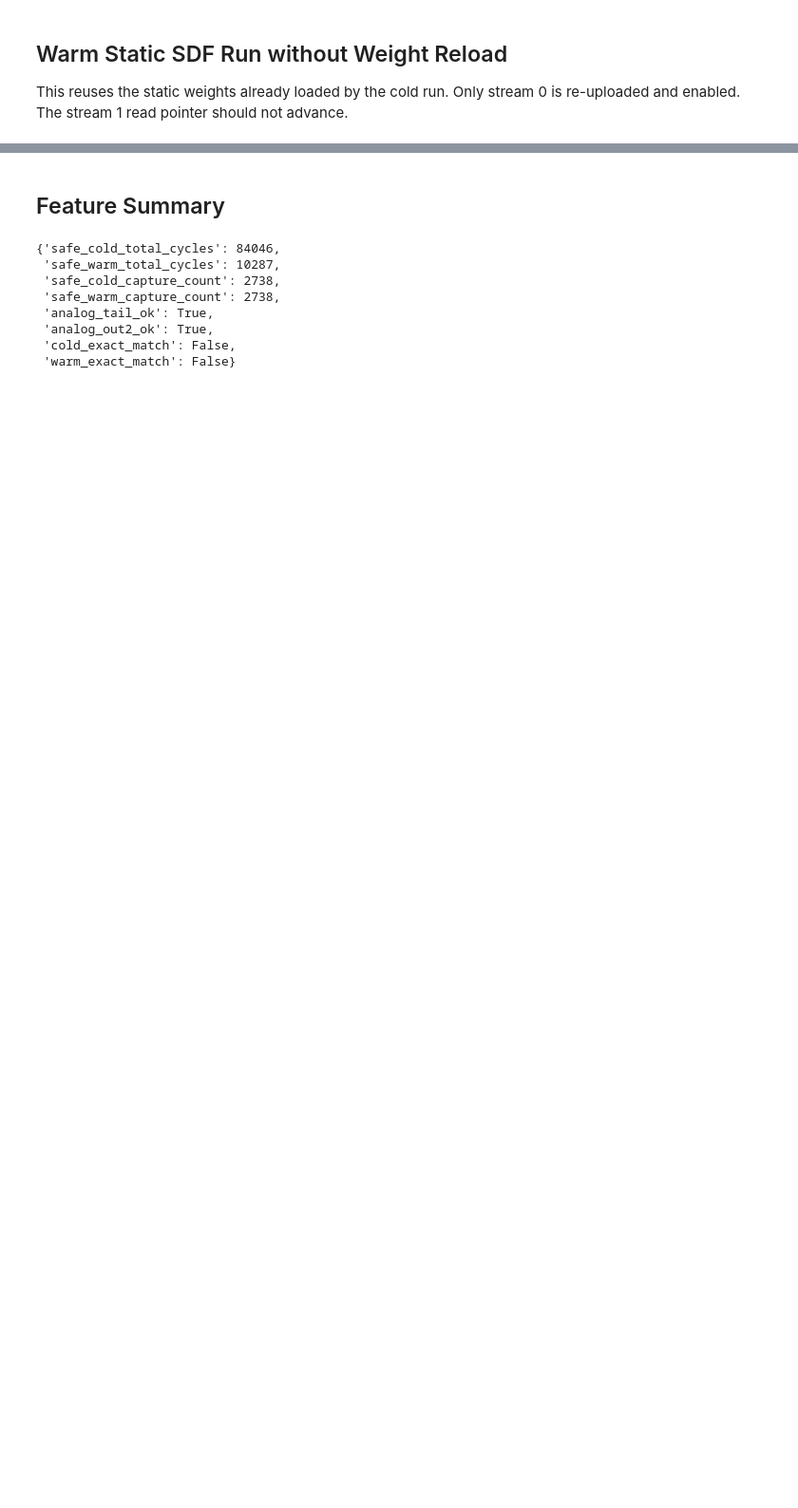
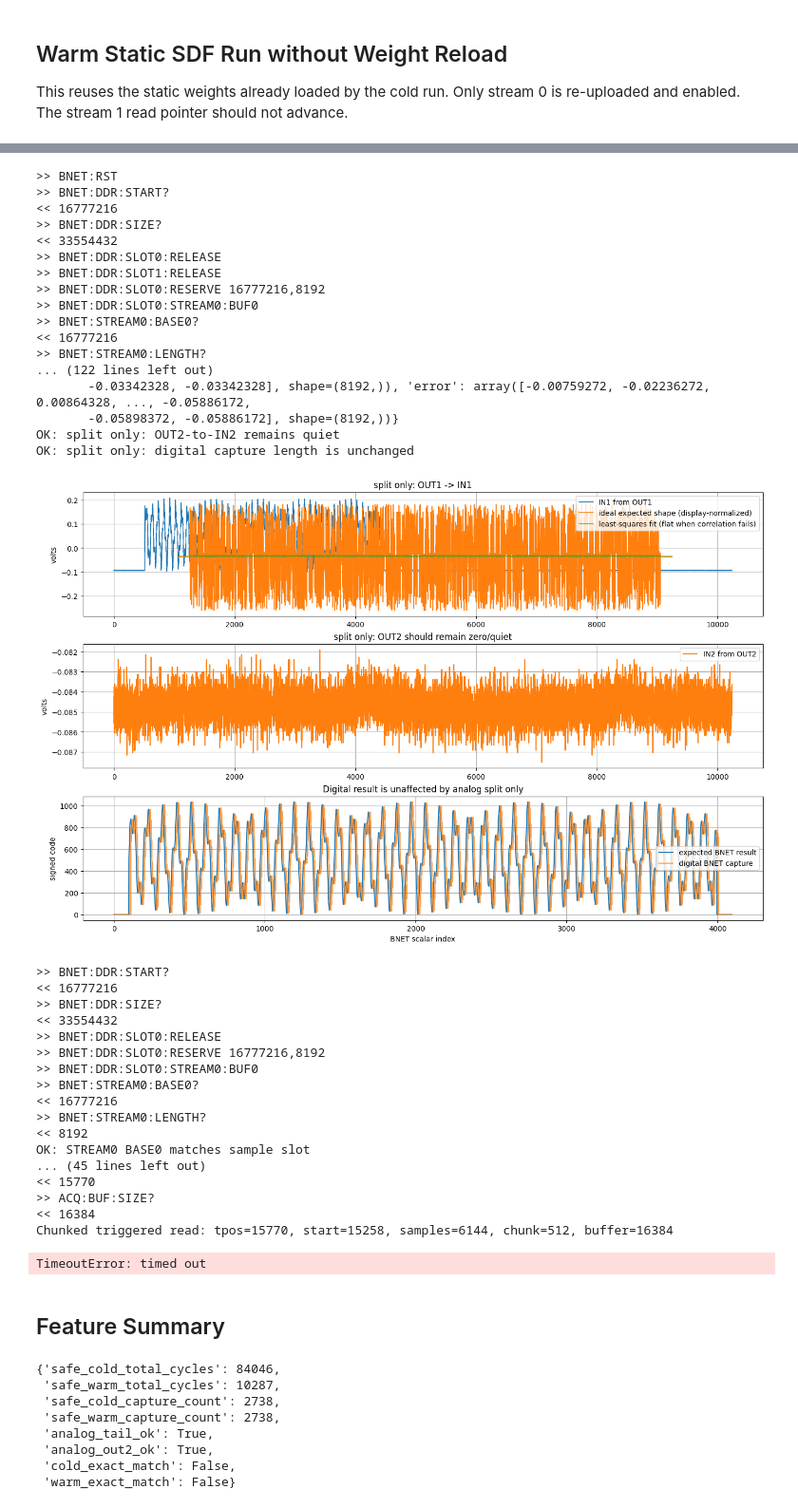
Before and after one commit to khuang1218/RedPitaya_app, a Jupyter notebook: scpi-tests/bnet_sdf_capture_feature_test.ipynb, the cells around one changed output, grey strips where cells are left out. Shown at 95% size. Drawn from its saved outputs; the diff is of its cells as text; code cells hidden in the pictures; blank space fills up the shorter version.

```diff
--- a/scpi-tests/bnet_sdf_capture_feature_test.ipynb
+++ b/scpi-tests/bnet_sdf_capture_feature_test.ipynb
@@ -1378,3 +1752,51 @@ Warm timing: total=10287 cycles (82.30 us), weight_load=73726 cycles, input_load
+# %%
+if RUN_SPLIT_COMBINE_LOOPBACK_TEST:
+    split_only_result = run_split_combine_loopback_case(combine=False, cold=True)
+    split_combine_result = run_split_combine_loopback_case(combine=True, cold=False)
+    split_combine_results = {
+        "split_only": split_only_result,
+        "split_combine": split_combine_result,
+    }
+else:
+    split_combine_results = {"skipped": True}
+split_combine_results
+# %% [output]
+>> BNET:RST
+>> BNET:DDR:START?
+<< 16777216
+>> BNET:DDR:SIZE?
+<< 33554432
+>> BNET:DDR:SLOT0:RELEASE
+>> BNET:DDR:SLOT1:RELEASE
+>> BNET:DDR:SLOT0:RESERVE 16777216,8192
+>> BNET:DDR:SLOT0:STREAM0:BUF0
+>> BNET:STREAM0:BASE0?
+<< 16777216
+>> BNET:STREAM0:LENGTH?
+... (122 lines left out)
+       -0.03342328, -0.03342328], shape=(8192,)), 'error': array([-0.00759272, -0.02236272,  0.00864328, ..., -0.05886172,
+       -0.05898372, -0.05886172], shape=(8192,))}
+OK: split only: OUT2-to-IN2 remains quiet
+OK: split only: digital capture length is unchanged
+[figure, added]
+>> BNET:DDR:START?
+<< 16777216
+>> BNET:DDR:SIZE?
+<< 33554432
+>> BNET:DDR:SLOT0:RELEASE
+>> BNET:DDR:SLOT0:RESERVE 16777216,8192
+>> BNET:DDR:SLOT0:STREAM0:BUF0
+>> BNET:STREAM0:BASE0?
+<< 16777216
+>> BNET:STREAM0:LENGTH?
+<< 8192
+OK: STREAM0 BASE0 matches sample slot
+... (45 lines left out)
+<< 15770
+>> ACQ:BUF:SIZE?
+<< 16384
+Chunked triggered read: tpos=15770, start=15258, samples=6144, chunk=512, buffer=16384
+TimeoutError: timed out
 # %% [markdown]
 ## Feature Summary
 # %%
```
Also changed, not shown: parts of 17 cells of this notebook, 5 other files.
